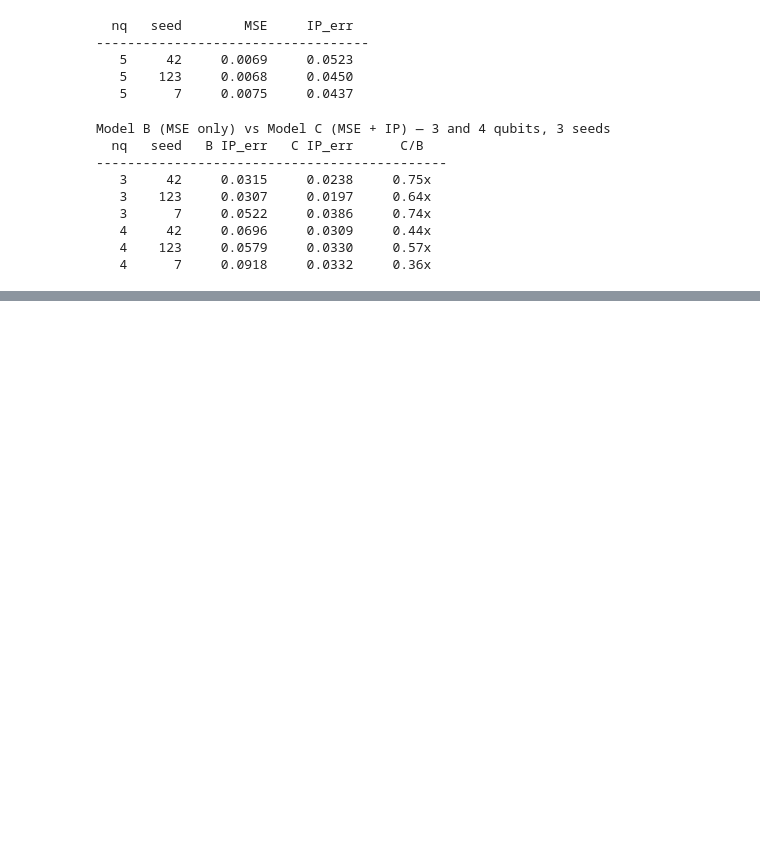
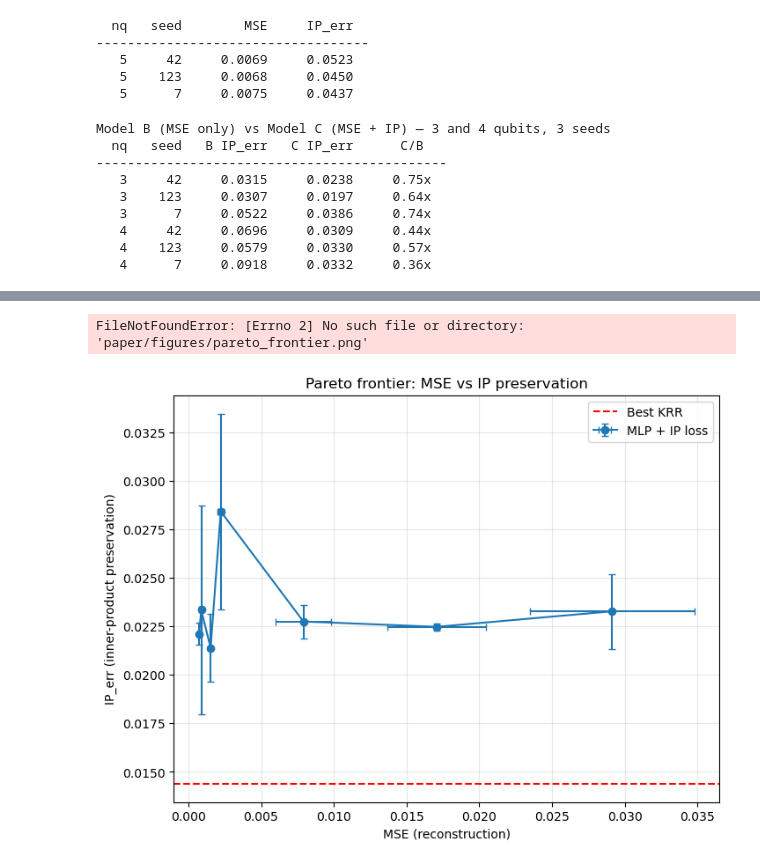
Before and after one commit to adnanphp/diffusion-hilbert, a Jupyter notebook: notebooks/02_minimum_experiment.ipynb, the cells around one changed output, grey strips where cells are left out. Saved outputs shown, nothing was run; the diff lists cells and outputs as text; code cells hidden in the pictures; blank space fills up the shorter version.

```diff
--- a/notebooks/02_minimum_experiment.ipynb
+++ b/notebooks/02_minimum_experiment.ipynb
@@ -1233,0 +1860,20 @@ Model B (MSE only) vs Model C (MSE + IP) — 3 and 4 qubits, 3 seeds
+# %%
+# Cell 44 — IP weight ablation
+
+print(f"{'w_ip':<8} {'MSE':<10} {'IP_err':<10} {'dist_err':<10}")
+print("-" * 40)
+
+for w_ip in [0.0, 0.1, 1.0, 3.0, 10.0, 30.0, 100.0]:
+    torch.manual_seed(42)
+    np.random.seed(42)
+
+    n_val = 500
+    z_tr, psi_tr_ = z_train[:-n_val], psi_train4[:-n_val]
+    z_va, psi_va_ = z_train[-n_val:], psi_train4[-n_val:]
+
+    model, _ = train_model(
+        TinyMLP4q(), z_tr, psi_tr_, z_va, psi_va_,
+        epochs=500, lr=1e-3, w_mse=1.0, w_ip=w_ip, verbose=False,
+    )
+    r = evaluate(model, z_test, psi_test4)
+    print(f"{w_ip:<8} {r['mse']:<10.4f} {r['ip_err']:<10.4f} {r['dist_err']:<10.4f}")
@@ -1233,0 +2038,40 @@ Model B (MSE only) vs Model C (MSE + IP) — 3 and 4 qubits, 3 seeds
+# %%
+# Cell 48 — Pareto frontier with error bars (final version)
+# (uses Cell 46 code)
+
+import matplotlib.pyplot as plt
+
+w_ips = [0.0, 0.1, 1.0, 3.0, 10.0, 30.0, 100.0]
+means_mse, means_ip, std_mse, std_ip = [], [], [], []
+
+for w_ip in w_ips:
+    mses, ips = [], []
+    for seed in (42, 123, 7):
+        torch.manual_seed(seed); np.random.seed(seed)
+        n_val = 500
+        z_tr, psi_tr_ = z_train[:-n_val], psi_train4[:-n_val]
+        z_va, psi_va_ = z_train[-n_val:], psi_train4[-n_val:]
+        model, _ = train_model(
+            TinyMLP4q(hidden=128), z_tr, psi_tr_, z_va, psi_va_,
+            epochs=2000, lr=1e-3, w_mse=1.0, w_ip=w_ip, verbose=False,
+        )
+        r = evaluate(model, z_test, psi_test4)
+        mses.append(r["mse"]); ips.append(r["ip_err"])
+    means_mse.append(np.mean(mses)); std_mse.append(np.std(mses))
+    means_ip.append(np.mean(ips));   std_ip.append(np.std(ips))
+
+fig, ax = plt.subplots(figsize=(8, 6))
+ax.errorbar(means_mse, means_ip, xerr=std_mse, yerr=std_ip,
+            fmt='o-', capsize=3, label='MLP + IP loss')
+# KRR as a horizontal line
+ax.axhline(0.0144, color='red', linestyle='--', label='Best KRR')
+ax.set_xlabel('MSE (reconstruction)')
+ax.set_ylabel('IP_err (inner-product preservation)')
+ax.set_title('Pareto frontier: MSE vs IP preservation')
+ax.grid(True, alpha=0.3)
+ax.legend()
+plt.savefig('paper/figures/pareto_frontier.png', dpi=200, bbox_inches='tight')
+plt.show()
+# %% [output]
+FileNotFoundError: [Errno 2] No such file or directory: 'paper/figures/pareto_frontier.png'
+[figure, added]
```
Also changed, not shown: parts of 21 cells of this notebook, 32 other files.
